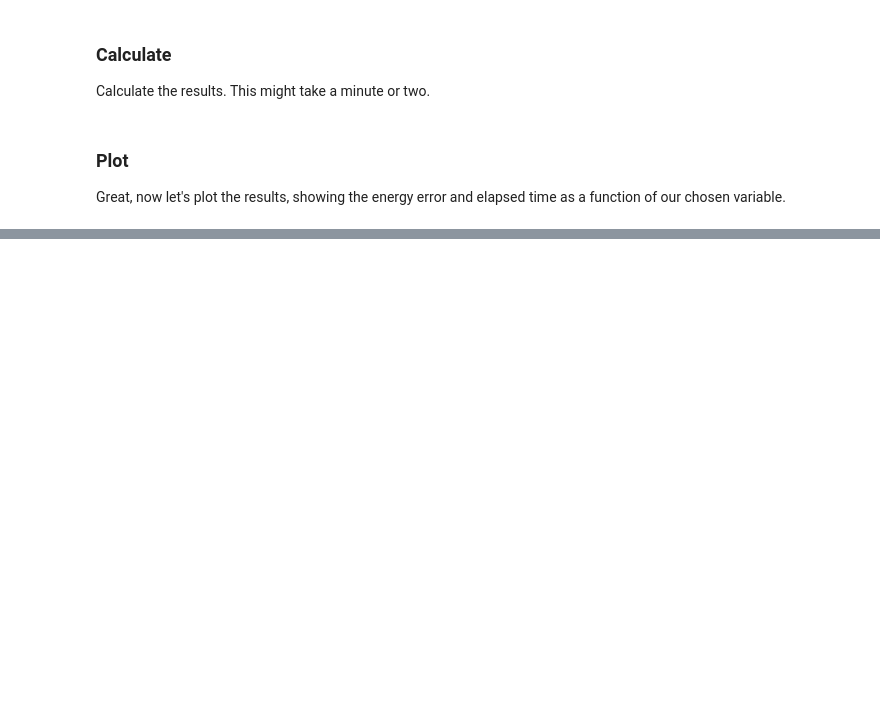
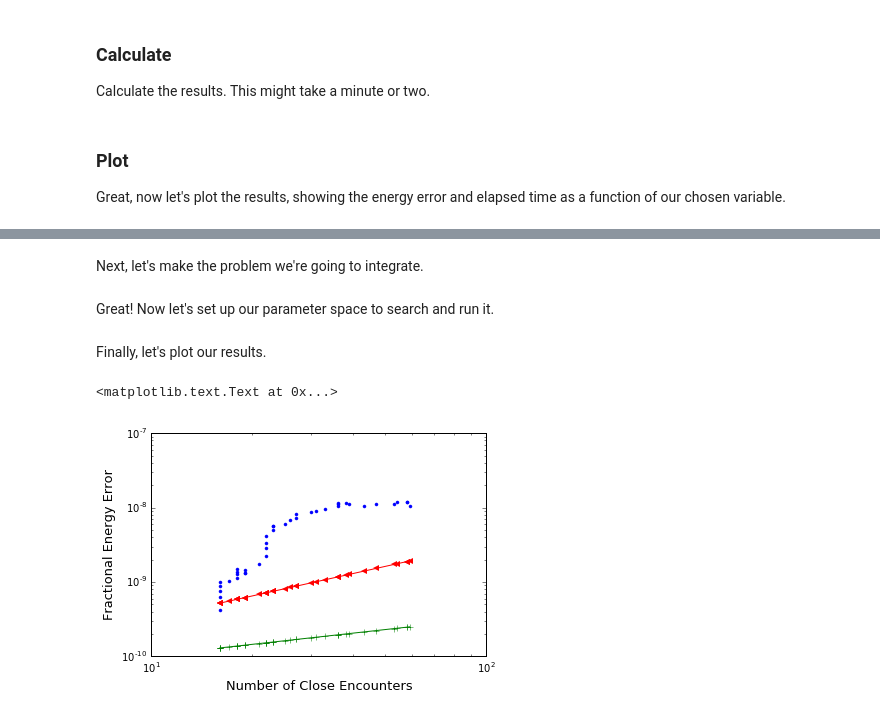
Before and after one commit to shangfei/rebound-sph, a Jupyter notebook: ipython_examples/HERMES_Error_Characterization.ipynb, the cells around one changed output, grey strips where cells are left out. Drawn from its saved outputs; the diff is of its cells as text; code cells hidden in the pictures; blank space fills up the shorter version.

```diff
--- a/ipython_examples/HERMES_Error_Characterization.ipynb
+++ b/ipython_examples/HERMES_Error_Characterization.ipynb
@@ -162,0 +197,2 @@ axes[1].set_yscale('log')
+# %% [markdown]
+Next, let's make the problem we're going to integrate.
@@ -162,0 +269,2 @@ axes[1].set_yscale('log')
+# %% [markdown]
+Great! Now let's set up our parameter space to search and run it.
@@ -162,0 +286,38 @@ axes[1].set_yscale('log')
+# %%
+def execute(pars):
+    return problem2(pars[0],pars[1],pars[2],pars[3],pars[4],pars[5],pars[6])
+
+if __name__== '__main__':
+    results = []
+    pool = mp.Pool(processes=len(params))
+    results.append(pool.map(execute, params))
+    pool.close()
+    pool.join()
+# %% [markdown]
+Finally, let's plot our results.
+# %%
+dE, CE, scaling_factor = zip(*results[0])
+
+plt.plot(CE, dE, '.')
+
+#theory
+dt /= 2*np.pi
+rhHSB = HSB*a_planet*(m_planet/3.)**(1./3.)
+M3 = m_planet*m_pl
+tau2 = dt*dt / 12.
+term1 = M3/(a_planet*rhHSB**3)
+term2 = m_planet*m_planet*m_pl/(rhHSB**4)
+term3 = -M3/(2*rhHSB*((a_planet**2 - rhHSB**2)**1.5))
+termp = 3*M3/((a_planet*rhHSB**3))
+theory = (term1 + term2 + term3)*tau2*np.mean(scaling_factor)
+plt.plot(CE, theory*np.sqrt(CE),'+-',label='$E^{WH}_{floor} * \sqrt{CE}$')
+plt.plot(CE, theory*np.array(CE).astype('float'),'<-',markeredgecolor='none',label='$E^{WH}_{floor} * CE$')
+
+#final plotting details
+plt.yscale('log')
+plt.xscale('log')
+plt.ylabel('Fractional Energy Error', fontsize = 13)
+plt.xlabel('Number of Close Encounters', fontsize = 13)
+# %% [output]
+<matplotlib.text.Text at 0x...>
+[figure, added]
```
Also changed, not shown: parts of 11 cells of this notebook, 6 other files.
